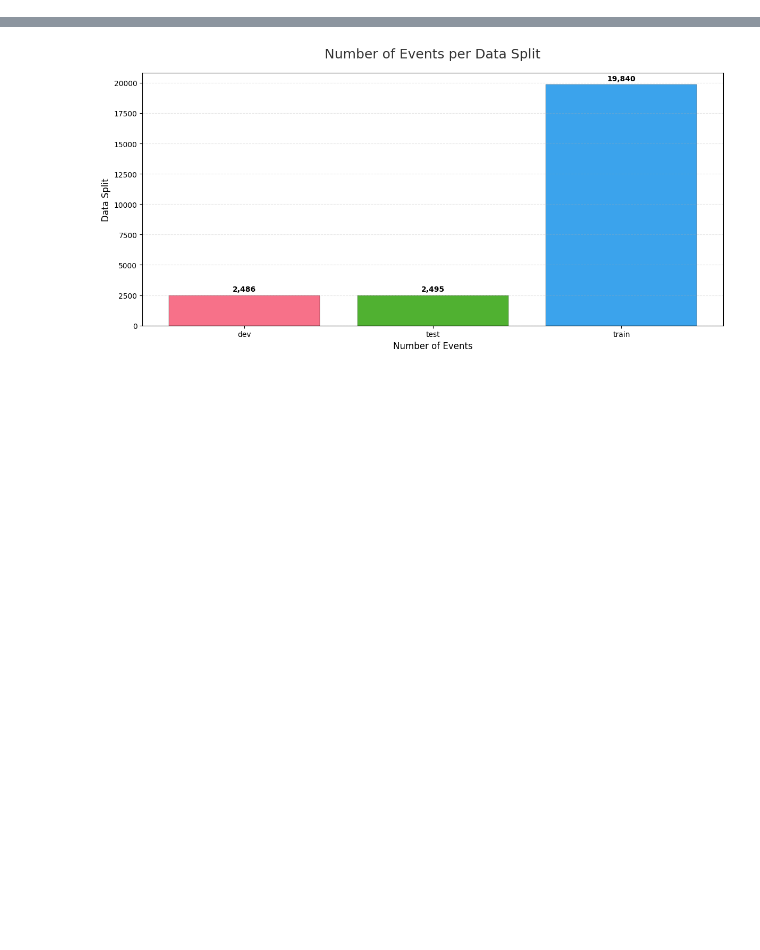
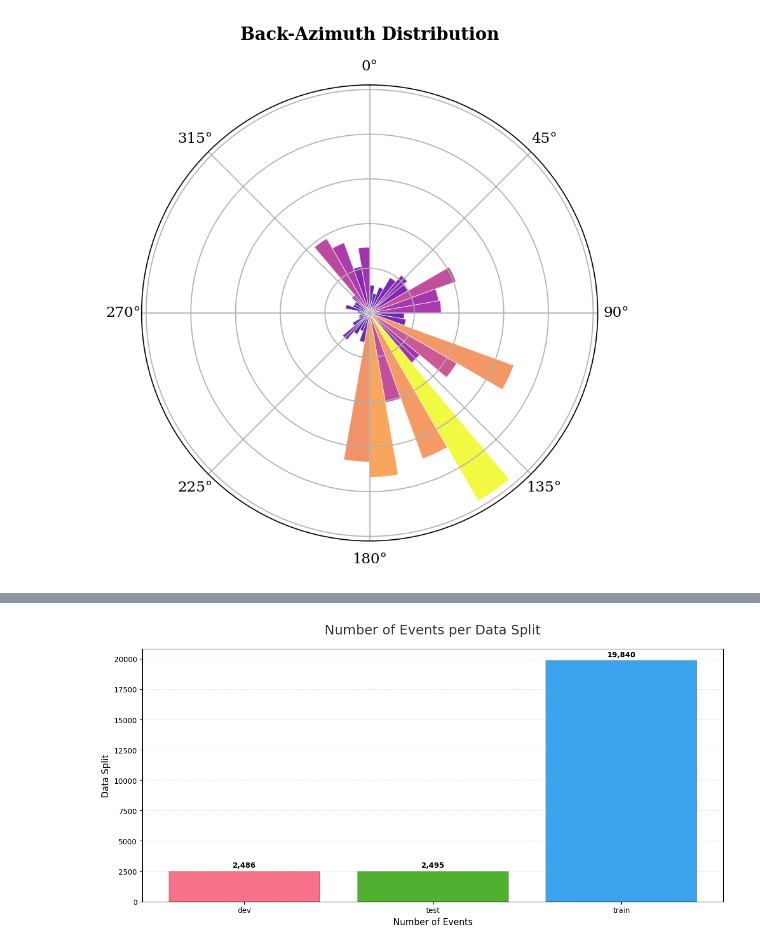
Before and after one commit to KhuzaimahAziz/thesis_seismology, a Jupyter notebook: initial_analysis.ipynb, the cells around one changed output, grey strips where cells are left out. Drawn from its saved outputs; the diff is of its cells as text; code cells hidden in the pictures; blank space fills up the shorter version.

```diff
--- a/initial_analysis.ipynb
+++ b/initial_analysis.ipynb
@@ -178,0 +272,27 @@ def plot_bar(
+# %%
+def plot_rose_diagram(df, save_path):
+    """
+    Polar histogram of path_back_azimuth_deg.
+    """
+    baz = df["path_back_azimuth_deg"].dropna()
+    bins = np.linspace(0, 2 * np.pi, 37)
+    angles_rad = np.deg2rad(baz)
+    counts, _ = np.histogram(angles_rad, bins=bins)
+    bin_centers = (bins[:-1] + bins[1:]) / 2
+
+    fig = plt.figure(figsize=(6, 6))
+    ax  = fig.add_subplot(111, polar=True)
+    ax.set_theta_direction(-1)
+    ax.set_theta_zero_location("N")
+    bars = ax.bar(bin_centers, counts, width=np.diff(bins), bottom=0,
+                  color=cm.plasma(counts / counts.max()), edgecolor="white",
+                  linewidth=0.4, alpha=0.85)
+    ax.set_title("Back-Azimuth Distribution", fontweight="bold", pad=15)
+    ax.set_yticklabels([])
+    plt.tight_layout()
+    plt.savefig(save_path)
+    plt.show()
+# %%
+plot_rose_diagram(metadata, save_path="plots/rose_diagram.png")
+# %% [output]
+[figure, added]
```
Also changed, not shown: parts of 47 cells of this notebook, 3 other files.
